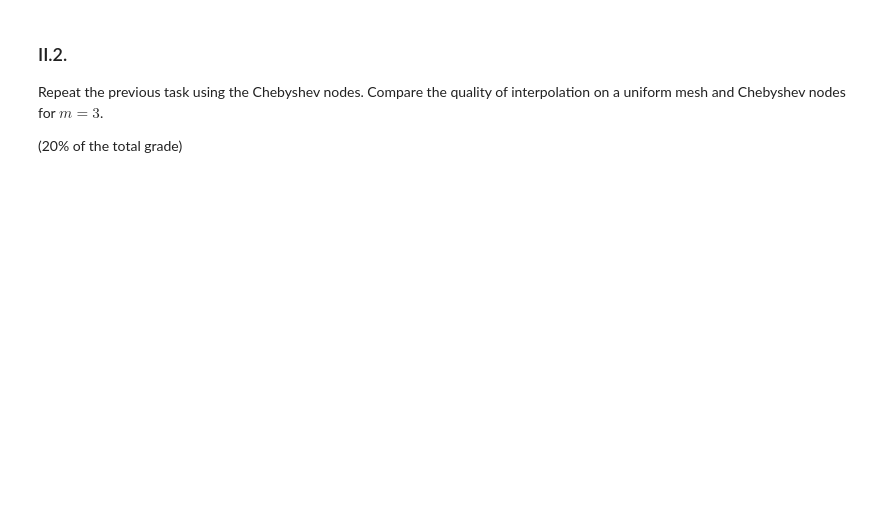
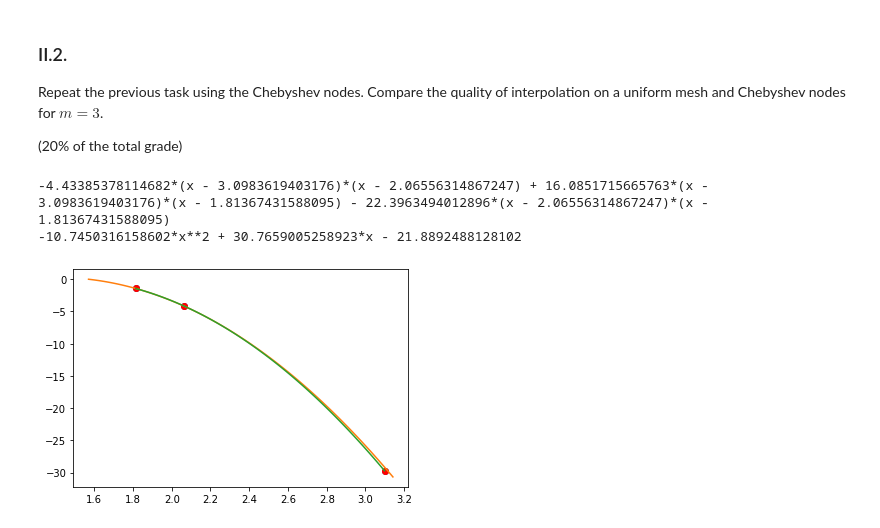
Before and after one commit to daveRios97/MetNumUN2021I, a Jupyter notebook: Lab12/drriosgIntroductionToNumericalAnalysisWeek5InterpolationApproximationModelingData.ipynb, the cells around one changed output. Saved outputs shown, nothing was run; the diff lists cells and outputs as text; code cells hidden in the pictures; blank space fills up the shorter version.

```diff
--- a/Lab12/drriosg_week_5_intep_approc.ipynb
+++ b/Lab12/drriosgIntroductionToNumericalAnalysisWeek5InterpolationApproximationModelingData.ipynb
@@ -65,3 +57,6 @@ And take the value of $m$, at which $\sigma_m$ stabilizes or starts increasing.
 (20% of the total grade)
 # %%
 # ... ENTER YOUR CODE HERE ...
+# %%
+for a in coef:
+    print(a[1]/(16 - len(a[0])))
@@ -363,0 +235,8 @@ plt.show()
+# %%
+#with m = 3
+
+p_xi_3, pfi_3 = lagr_interpol(3, xi, yi)
+
+plt.plot(xi, yi, 'or')
+plt.plot(p_xi_3, pfi_3)
+plt.show()
@@ -371,0 +289,46 @@ Repeat the previous task using the Chebyshev nodes. Compare the quality of inter
+# %%
+def chebishev_nodes(a,b,m):
+  k = np.array(range(m))
+  x = np.cos(2*k+1/m)
+  return (x+1)*(b-a)/2 + a
+
+grid = chebishev_nodes(np.pi/2, np.pi, 3)
+
+z = []
+for i in grid:
+  z.append((i**2) * math.cos(i) * i)
+yi = np.array(z)
+plt.plot(grid, yi, 'o')
+
+n = len(grid)
+x = sym.Symbol('x')
+i = 0
+polinomio = 0
+
+#Terminos de Lagrange
+for i in range(0,n,1):
+  numerador = 1
+  denominador = 1
+  for j in range(0,n,1):
+    if i != j:
+      numerador *= x-grid[j]
+      denominador *= grid[i]-grid[j]
+    termino = (numerador/denominador)*yi[i]
+  polinomio += termino
+polisimple = sym.expand(polinomio)
+
+print(polinomio)
+print(polisimple)
+
+px = sym.lambdify(x,polinomio)
+p_xi = np.linspace(np.max(grid), np.min(grid), 100)
+pfi = px(p_xi)
+
+plt.plot(grid, yi, 'or')
+plt.plot(p_xi_3, pfi_3)
+plt.plot(p_xi, pfi)
+plt.show()
+# %% [output]
+-4.43385378114682*(x - 3.0983619403176)*(x - 2.06556314867247) + 16.0851715665763*(x - 3.0983619403176)*(x - 1.81367431588095) - 22.3963494012896*(x - 2.06556314867247)*(x - 1.81367431588095)
+-10.7450316158602*x**2 + 30.7659005258923*x - 21.8892488128102
+[figure, added]
```
Also changed, not shown: parts of 26 cells of this notebook.
